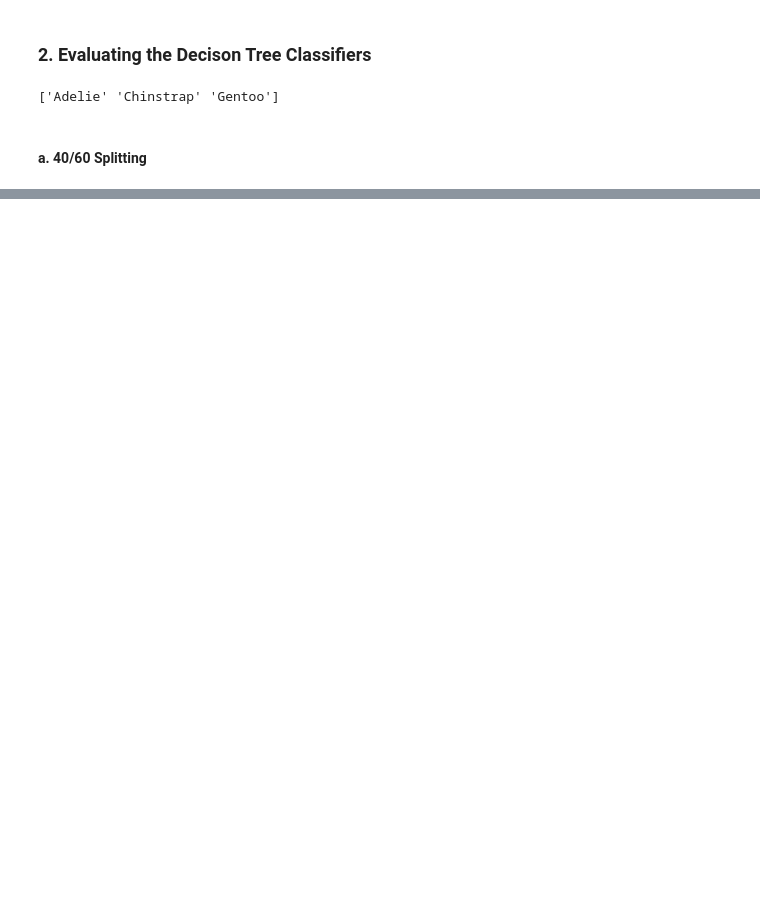
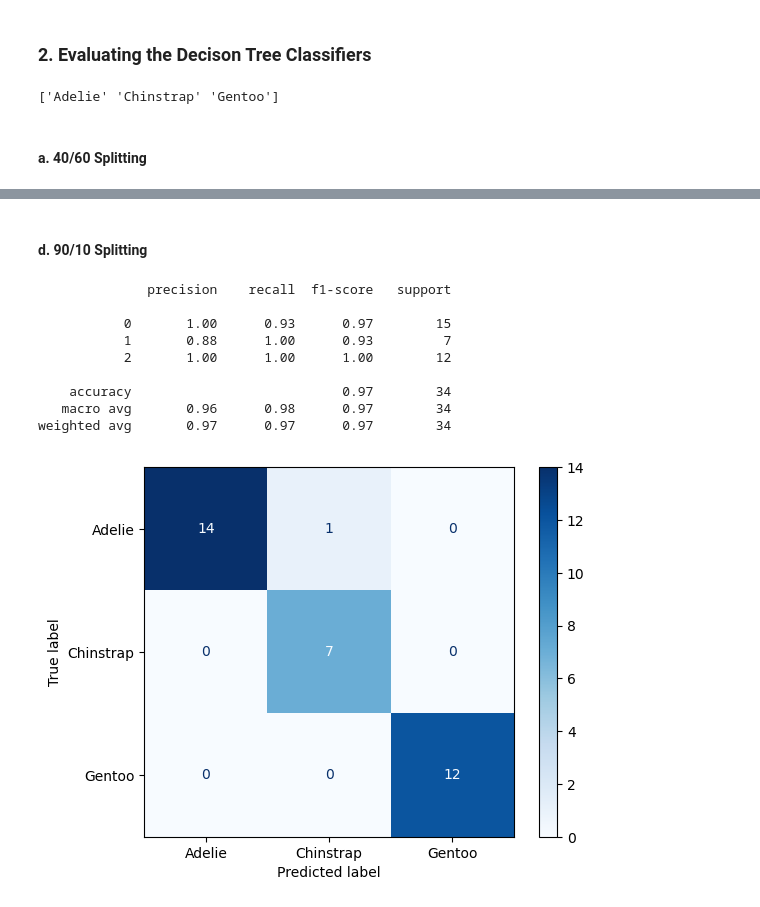
Before and after one commit to baobean/CSC14003-DecisionTree, a Jupyter notebook: palmer_penguin.ipynb, the cells around one changed output, grey strips where cells are left out. Drawn from its saved outputs; the diff is of its cells as text; code cells hidden in the pictures; blank space fills up the shorter version.

```diff
--- a/palmer_penguin.ipynb
+++ b/palmer_penguin.ipynb
@@ -252,0 +290,15 @@ weighted avg       1.00      1.00      1.00        34
+# %% [markdown]
+#### d. 90/10 Splitting
+# %%
+evaluate('90/10')
+# %% [output]
+              precision    recall  f1-score   support
+
+           0       1.00      0.93      0.97        15
+           1       0.88      1.00      0.93         7
+           2       1.00      1.00      1.00        12
+
+    accuracy                           0.97        34
+   macro avg       0.96      0.98      0.97        34
+weighted avg       0.97      0.97      0.97        34
+[figure, added]
```
Also changed, not shown: parts of 11 cells of this notebook.
